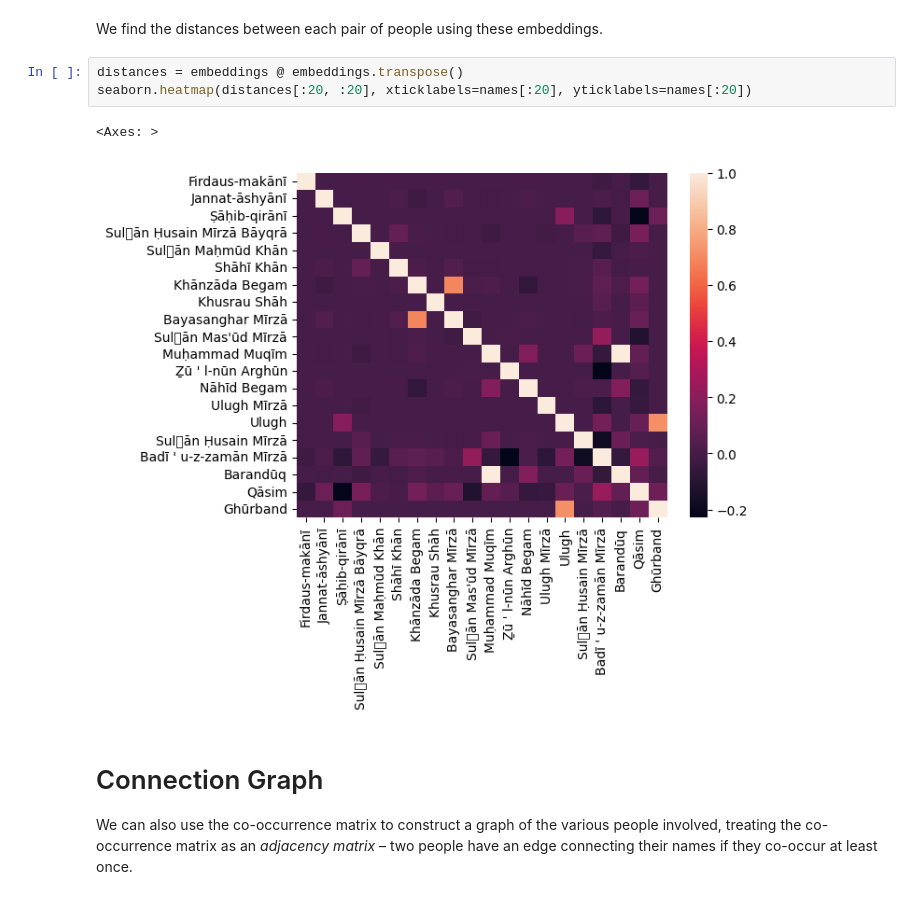
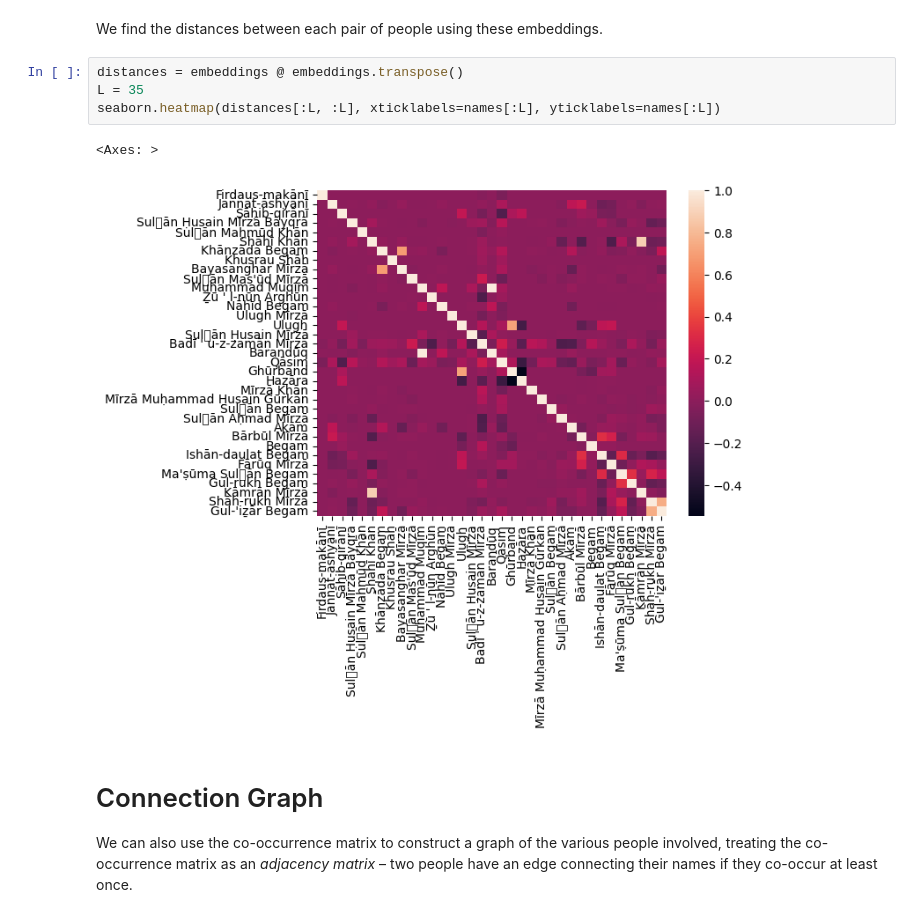
Before and after one commit to Abhinav271828/cna-mughal-history, a Jupyter notebook: cooccurrence.ipynb, the cells around one changed output. Cells and saved outputs as stored; diff of their text form.

```diff
--- a/cooccurrence.ipynb
+++ b/cooccurrence.ipynb
@@ -131,10 +130,11 @@ Information content: 0.7971550994202705
 We find the distances between each pair of people using these embeddings.
 # %%
 distances = embeddings @ embeddings.transpose()
-seaborn.heatmap(distances[:20, :20], xticklabels=names[:20], yticklabels=names[:20])
+L = 35
+seaborn.heatmap(distances[:L, :L], xticklabels=names[:L], yticklabels=names[:L])
 # %% [output]
 <Axes: >
-[figure, old version]
+[figure, new version]
 # %% [markdown]
 # Connection Graph
 We can also use the co-occurrence matrix to construct a graph of the various people involved, treating the co-occurrence matrix as an *adjacency matrix* – two people have an edge connecting their names if they co-occur at least once.
```
Also changed, not shown: parts of 3 cells of this notebook, 2 other files.
